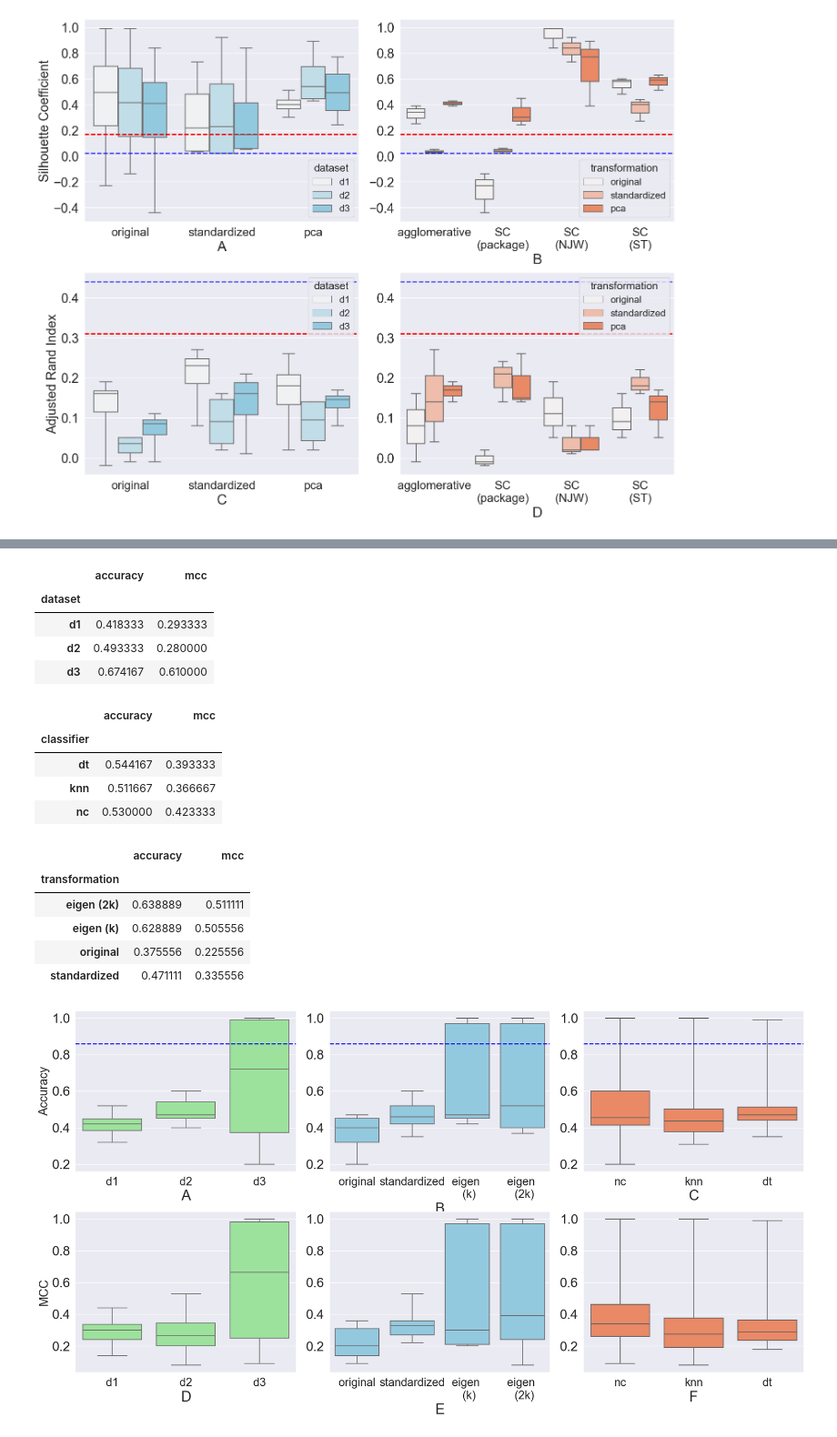
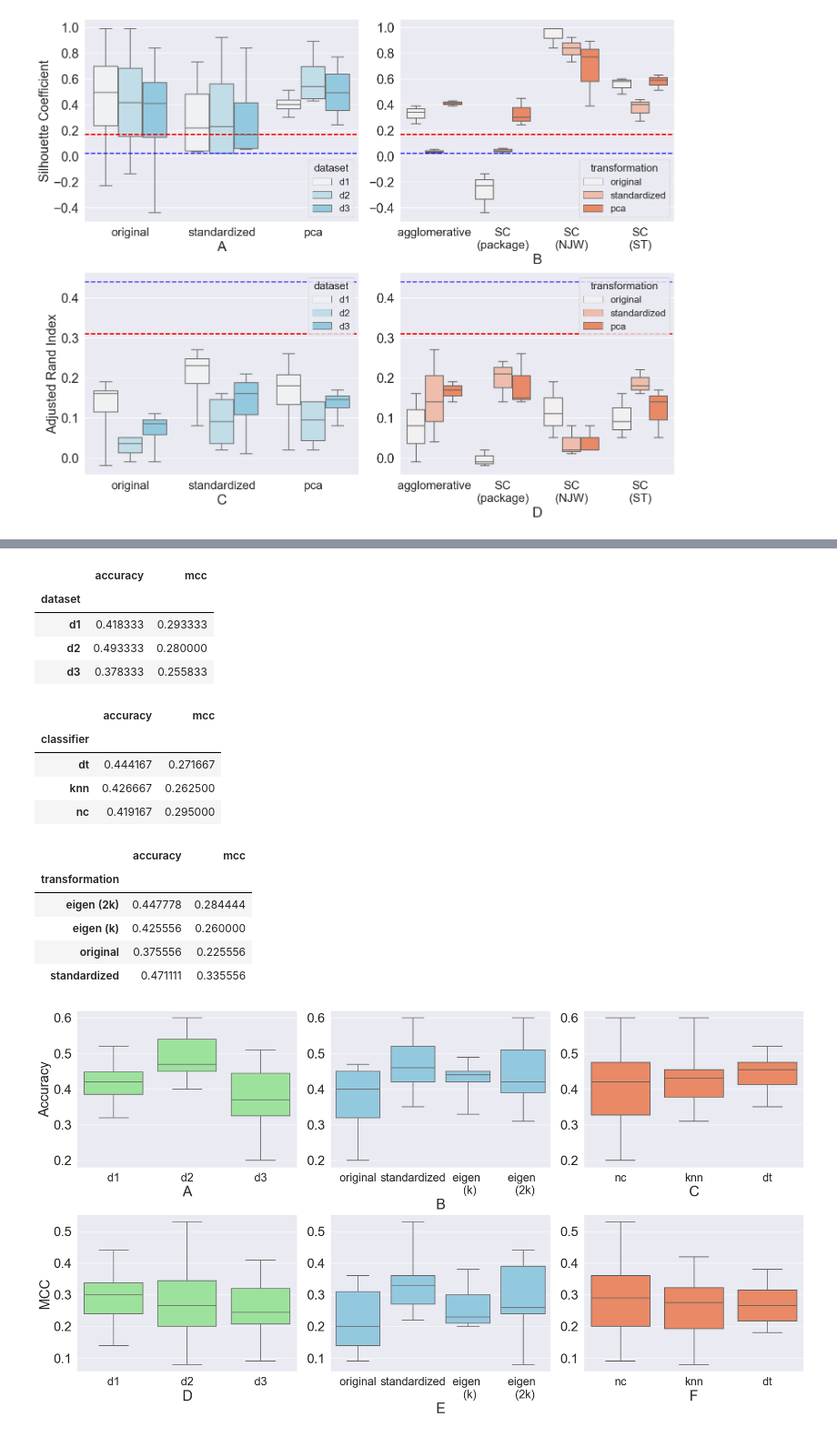
Before and after one commit to clumsyspeedboat/clustering_metaproteins, a Jupyter notebook: performance_evaluation.ipynb, the cells around one changed output, grey strips where cells are left out. Shown at 91% size. Drawn from its saved outputs; the diff is of its cells as text; code cells hidden in the pictures.

```diff
--- a/performance_evaluation.ipynb
+++ b/performance_evaluation.ipynb
@@ -272,23 +331,23 @@ classifier = ['nc','nc','nc','nc',
 
 accuracy = [0.32, 0.42, 0.42, 0.52,
             0.4, 0.6, 0.45, 0.6,
-            0.2, 0.46, 1, 0.97,
+            0.2, 0.46, 0.33, 0.31,
             0.32, 0.47, 0.42, 0.37,
             0.45, 0.6, 0.45, 0.4,
-            0.31, 0.38, 0.97, 1,
+            0.31, 0.38, 0.44, 0.51,
             0.44, 0.44, 0.49, 0.39,
             0.47, 0.52, 0.47, 0.51,
-            0.47, 0.35, 0.99, 0.99]
+            0.47, 0.35, 0.36, 0.42]
 
 mcc = [0.2, 0.28, 0.3, 0.44,
        0.33, 0.53, 0.2, 0.39,
-       0.09, 0.35, 1, 0.97,
+       0.09, 0.35, 0.23, 0.2,
        0.14, 0.36, 0.3, 0.24,
        0.29, 0.42, 0.21, 0.08,
-       0.13, 0.26, 0.97, 1,
+       0.13, 0.26, 0.31, 0.41,
        0.31, 0.33, 0.38, 0.24,
        0.18, 0.27, 0.2, 0.26,
-       0.36, 0.22, 0.99, 0.98]
+       0.36, 0.22, 0.21, 0.3]
 
 accuracy = [float(x) for x in accuracy]
 mcc = [float(x) for x in mcc]
@@ -327,22 +390,22 @@ df_classification.groupby('dataset').mean()
 | dataset |  |  |
 | d1 | 0.418333 | 0.293333 |
 | d2 | 0.493333 | 0.280000 |
-| d3 | 0.674167 | 0.610000 |
+| d3 | 0.378333 | 0.255833 |
 # %%
 df_classification.groupby('classifier').mean()
 # %% [output]
 |  | accuracy | mcc |
 | classifier |  |  |
-| dt | 0.544167 | 0.393333 |
-| knn | 0.511667 | 0.366667 |
-| nc | 0.530000 | 0.423333 |
+| dt | 0.444167 | 0.271667 |
+| knn | 0.426667 | 0.262500 |
+| nc | 0.419167 | 0.295000 |
 # %%
 df_classification.groupby('transformation').mean()
 # %% [output]
 |  | accuracy | mcc |
 | transformation |  |  |
-| eigen (2k) | 0.638889 | 0.511111 |
-| eigen (k) | 0.628889 | 0.505556 |
+| eigen (2k) | 0.447778 | 0.284444 |
+| eigen (k) | 0.425556 | 0.260000 |
 | original | 0.375556 | 0.225556 |
 | standardized | 0.471111 | 0.335556 |
 # %%
@@ -351,50 +414,45 @@ fig, axes = plt.subplots(2, 3, figsize=(24, 12), sharey=False)
 sns.set(font_scale = 2.2)
 
 box1 = sns.boxplot(ax = axes[0,0], data=df_classification, x="dataset", y="accuracy", color = "lightgreen")
-box1.axhline(0.86, ls='--', color = 'blue', linewidth = 2, label = 'd2')
 # sns.move_legend(box2, "upper left")
-
 box2 = sns.boxplot(ax = axes[0,1], data=df_classification, x="transformation", y="accuracy", color = "skyblue", whis = 7 )
-box2.axhline(0.86, ls='--', color = 'blue', linewidth = 2, label = 'd2')
 # sns.move_legend(box2, "upper left")
-
 box3 = sns.boxplot(ax = axes[0,2], data=df_classification, x="classifier", y="accuracy", color = "coral", whis = 7)
-box3.axhline(0.86, ls='--', color = 'blue', linewidth = 2, label = 'd2')
 # sns.move_legend(box2, "upper left")
 
 box4 = sns.boxplot(ax = axes[1,0], data=df_classification, x="dataset", y="mcc", color = "lightgreen")
 box5 = sns.boxplot(ax = axes[1,1], data=df_classification, x="transformation", y="mcc", color = "skyblue", whis = 3)
 box6 = sns.boxplot(ax = axes[1,2], data=df_classification, x="classifier", y="mcc", color = "coral", whis = 5)
 
 
 box2.set_xticklabels(['original','standardized','eigen \n (k)','eigen \n (2k)'])
 box5.set_xticklabels(['original','standardized','eigen \n (k)','eigen \n (2k)'])
 
 box1.set(xlabel="A")
 box2.set(xlabel="B")
 box3.set(xlabel="C")
 box4.set(xlabel="D")
 box5.set(xlabel="E")
 box6.set(xlabel="F")
 
-box1.set_ylabel('Accuracy', fontsize = 22)
+box1.set_ylabel('Accuracy', fontsize = 25)
 box2.set(ylabel=None)
 box3.set(ylabel=None)
-box4.set_ylabel('MCC', fontsize = 22)
+box4.set_ylabel('MCC', fontsize = 25)
 box5.set(ylabel=None)
 box6.set(ylabel=None)
 
 box1.set_xticklabels(box1.get_xticklabels(), size = 21)
 box2.set_xticklabels(box2.get_xticklabels(), size = 21)
 box3.set_xticklabels(box3.get_xticklabels(), size = 21)
 box4.set_xticklabels(box4.get_xticklabels(), size = 21)
 box5.set_xticklabels(box5.get_xticklabels(), size = 21)
 box6.set_xticklabels(box6.get_xticklabels(), size = 21)
 
-fig.subplots_adjust(wspace=0.15, hspace=0.25)
+fig.subplots_adjust(wspace=0.15, hspace=0.3)
 # fig.savefig("exp2_1.pdf", bbox_inches='tight')
 # %% [output]
-[figure, old version]
+[figure, new version]
 # %%
 # Accuracy and Mathews' Correlation Coefficient 2
 fig, axes = plt.subplots(2, 2, figsize=(20, 16), sharey=False)
```
Also changed, not shown: parts of 7 cells of this notebook, 4 other files.
